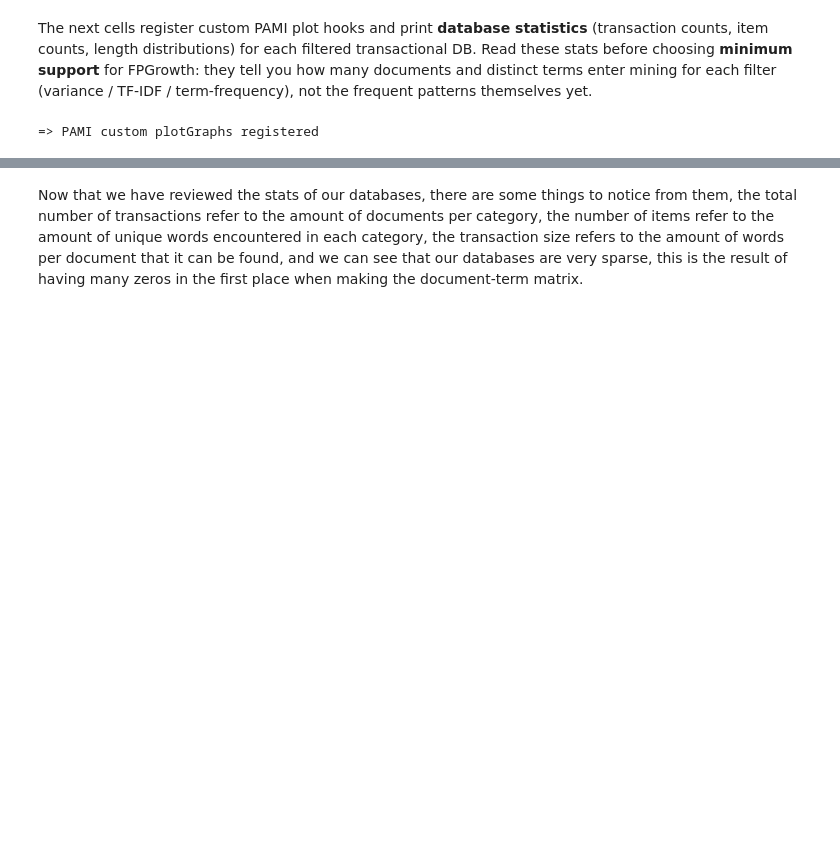
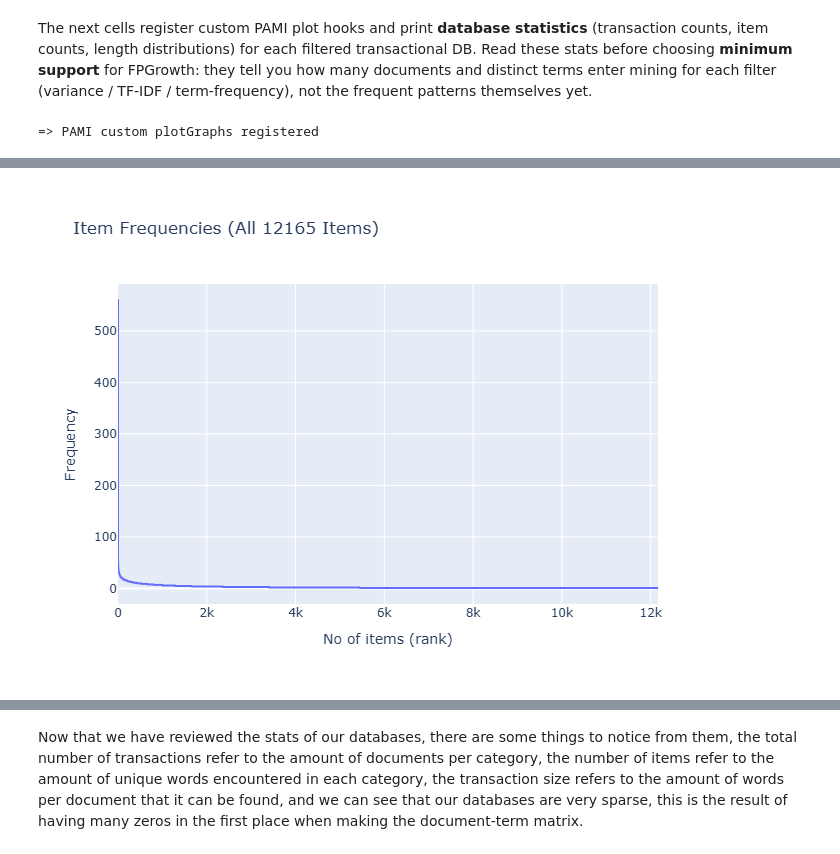
Before and after one commit to Njabuliso-ai/DM2026-Lab1-Exercise, a Jupyter notebook: DM2026-Lab1-Master.ipynb, the cells around one changed output, grey strips where cells are left out. Cells and saved outputs as stored; diff of their text form; code cells hidden in the pictures; blank space fills up the shorter version.

```diff
--- a/DM2026-Lab1-Master.ipynb
+++ b/DM2026-Lab1-Master.ipynb
@@ -2124,0 +2090,79 @@ UnicodeDecodeError: 'utf-8' codec can't decode byte 0xe9 in position 2944: inval
+# %%
+import os
+from PAMI.extras.dbStats import TransactionalDatabase as tds
+
+filter_methods = {
+    'variance': filtered_term_document_dfs_variance,
+    'tfidf': filtered_term_document_dfs_tfidf,
+    'term_freq': filtered_term_document_dfs_term_freq
+}
+
+def ensure_utf8(file_path):
+    """
+    Ensure a text file is UTF-8 encoded.
+    Tries utf-8 first, then latin-1 and cp1252, and rewrites as UTF-8.
+    """
+    try:
+        with open(file_path, 'r', encoding='utf-8') as f:
+            f.read()
+        print(f"[OK] Already UTF-8: {file_path}")
+        return True
+    except UnicodeDecodeError:
+        print(f"[WARN] Not UTF-8, trying fallback encodings: {file_path}")
+
+    for enc in ['latin-1', 'cp1252']:
+        try:
+            with open(file_path, 'r', encoding=enc) as f:
+                content = f.read()
+
+            with open(file_path, 'w', encoding='utf-8', newline='') as f:
+                f.write(content)
+
+            print(f"[FIXED] Converted from {enc} to UTF-8: {file_path}")
+            return True
+
+        except Exception as e:
+            print(f"[FAIL] Could not read {file_path} with {enc}: {e}")
+
+    return False
+
+
+for filter_name, filter_dfs in filter_methods.items():
+    print(f"\n{'='*80}")
+    print(f"FILTERING METHOD: {filter_name.upper()}")
+    print(f"{'='*80}\n")
+
+    for category in categories:
+        print(f"==== Stats for category: {category} ====")
+
+        category_safe = category.replace('.', '_')
+        output_dir = f"./output_files/{filter_name}/transactional_dbs/"
+        tdb_file_name = f"td_freq_db_{category_safe}.csv"
+        plots_file_name = f"fig_{category_safe}"
+        file_path = os.path.join(output_dir, tdb_file_name)
+
+        if not os.path.exists(file_path):
+            print(f"[ERROR] File does not exist: {file_path}\n")
+            continue
+
+        success = ensure_utf8(file_path)
+        if not success:
+            print(f"[ERROR] Could not convert file to UTF-8: {file_path}\n")
+            continue
+
+        try:
+            stats_obj = tds.TransactionalDatabase(file_path)
+            stats_obj.run()
+            stats_obj.printStats()
+            stats_obj.plotGraphs(
+                show_all=True,
+                static=True,
+                output_dir=output_dir,
+                file_name=plots_file_name,
+                save_format="png"
+            )
+            print(f"[DONE] Finished processing {category}\n")
+
+        except Exception as e:
+            print(f"[ERROR] Failed while processing {file_path}: {e}\n")
+# %% [output]
@@ -2124,0 +2185 @@ UnicodeDecodeError: 'utf-8' codec can't decode byte 0xe9 in position 2944: inval
+[figure, added]
```
Also changed, not shown: parts of 3 cells of this notebook.
